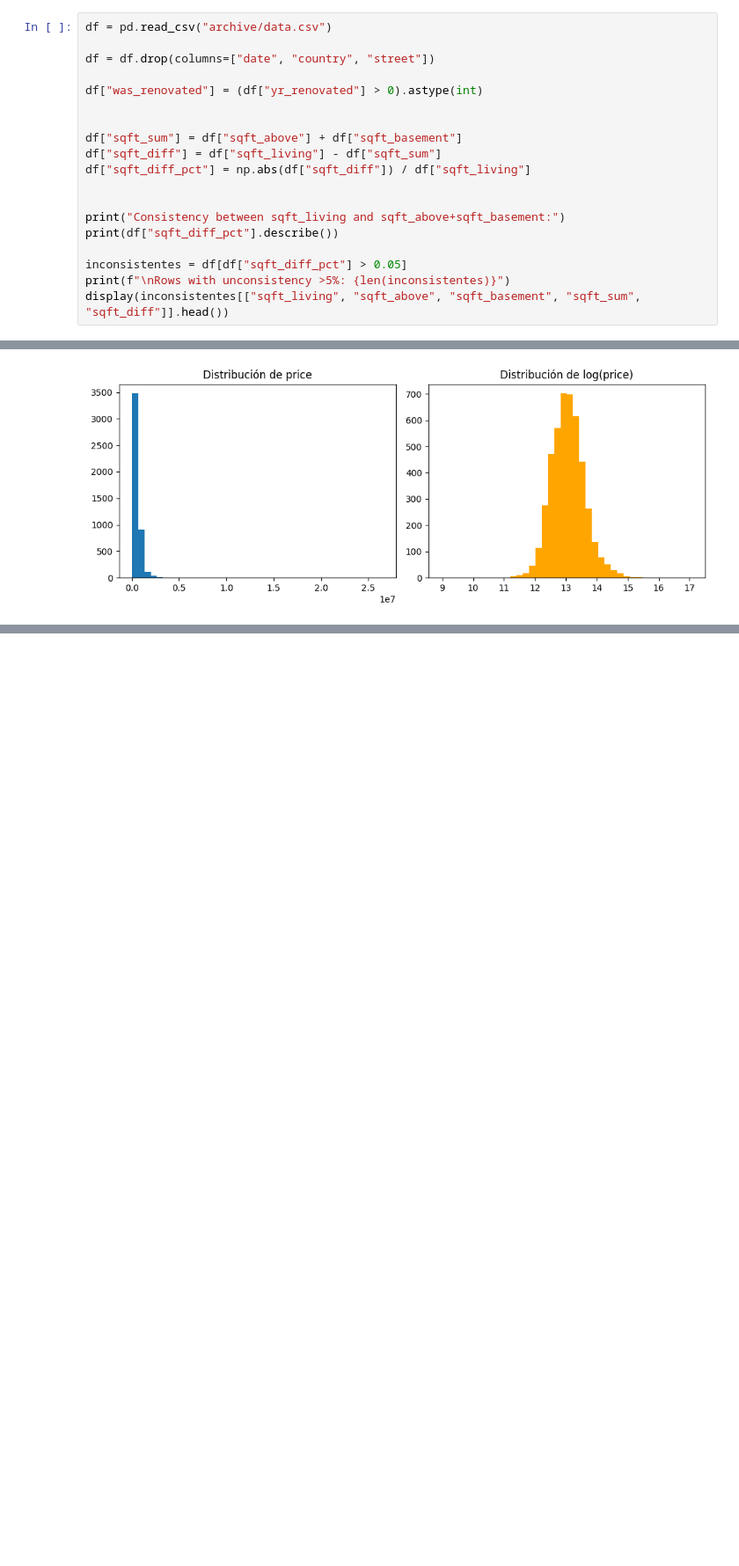
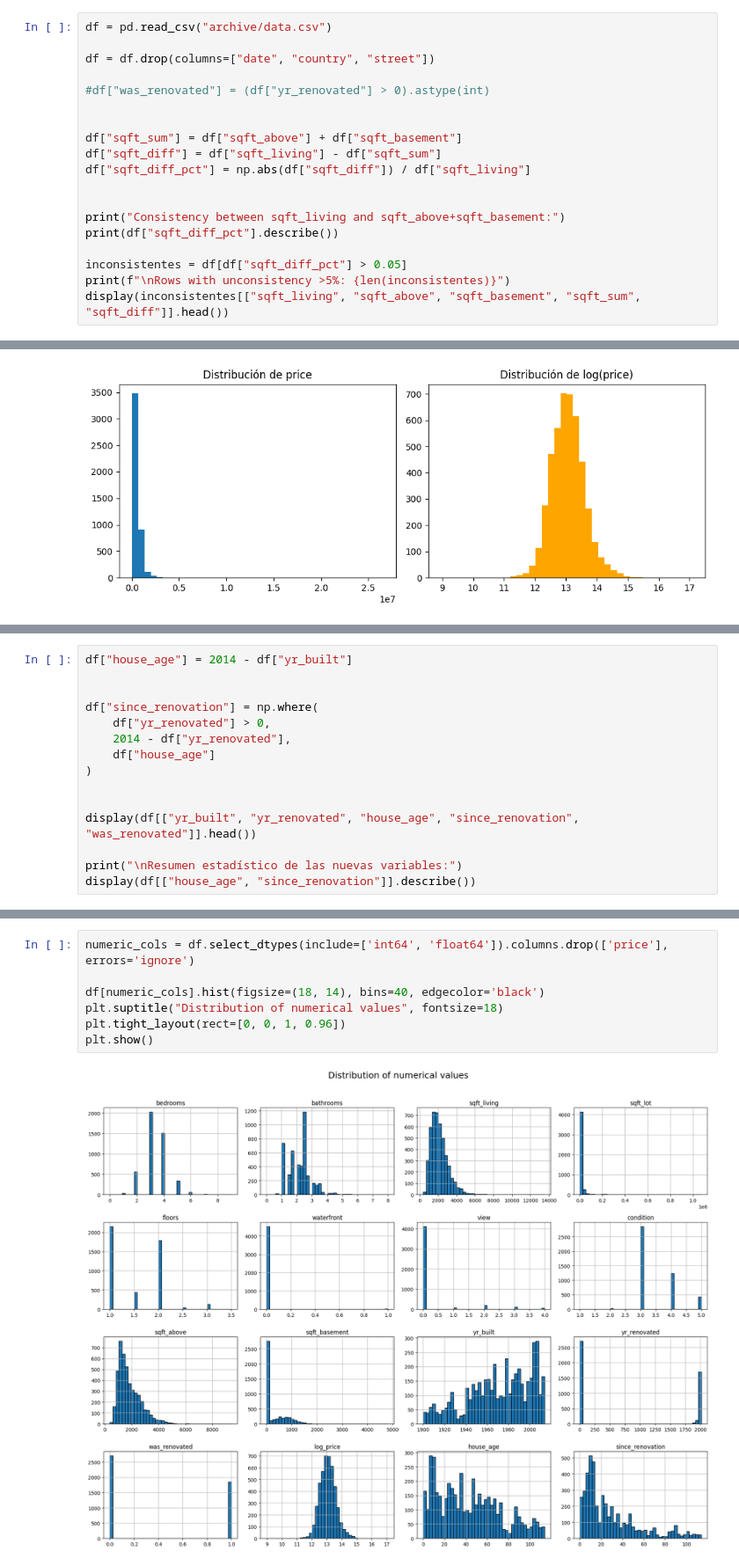
Before and after one commit to ItsTowi/Activity1_NEC, a Jupyter notebook: activity1.ipynb, the cells around one changed output, grey strips where cells are left out. Shown: that part at 88% size. Cells and saved outputs as stored; diff of their text form; blank space fills up the shorter version.

```diff
--- a/activity1.ipynb
+++ b/activity1.ipynb
@@ -9,7 +14,7 @@ df = pd.read_csv("archive/data.csv")
 
 df = df.drop(columns=["date", "country", "street"])
 
-df["was_renovated"] = (df["yr_renovated"] > 0).astype(int)
+#df["was_renovated"] = (df["yr_renovated"] > 0).astype(int)
 
 
 df["sqft_sum"] = df["sqft_above"] + df["sqft_basement"]
@@ -106,0 +95,15 @@ print(df.head())
+# %%
+df["house_age"] = 2014 - df["yr_built"]
+
+
+df["since_renovation"] = np.where(
+    df["yr_renovated"] > 0,
+    2014 - df["yr_renovated"],
+    df["house_age"]
+)
+
+
+display(df[["yr_built", "yr_renovated", "house_age", "since_renovation", "was_renovated"]].head())
+
+print("\nResumen estadístico de las nuevas variables:")
+display(df[["house_age", "since_renovation"]].describe())
@@ -106,0 +129,9 @@ print(df.head())
+# %%
+numeric_cols = df.select_dtypes(include=['int64', 'float64']).columns.drop(['price'], errors='ignore')
+
+df[numeric_cols].hist(figsize=(18, 14), bins=40, edgecolor='black')
+plt.suptitle("Distribution of numerical values", fontsize=18)
+plt.tight_layout(rect=[0, 0, 1, 0.96])
+plt.show()
+# %% [output]
+[figure, added]
```
Also changed, not shown: parts of 20 cells of this notebook.
